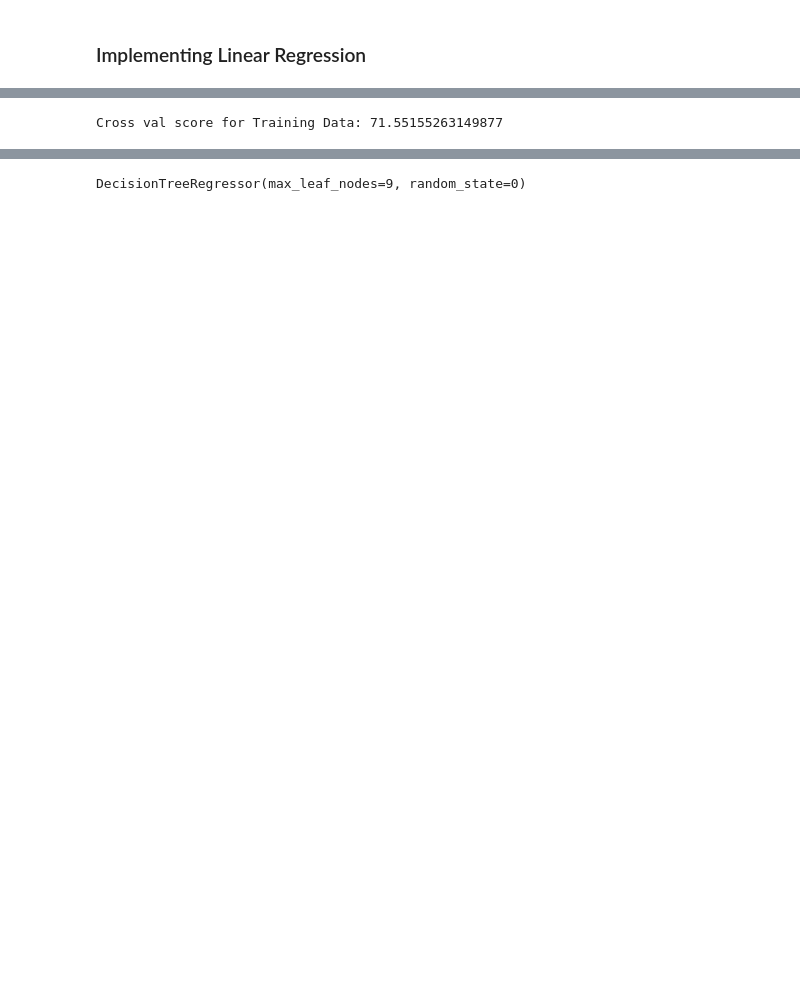
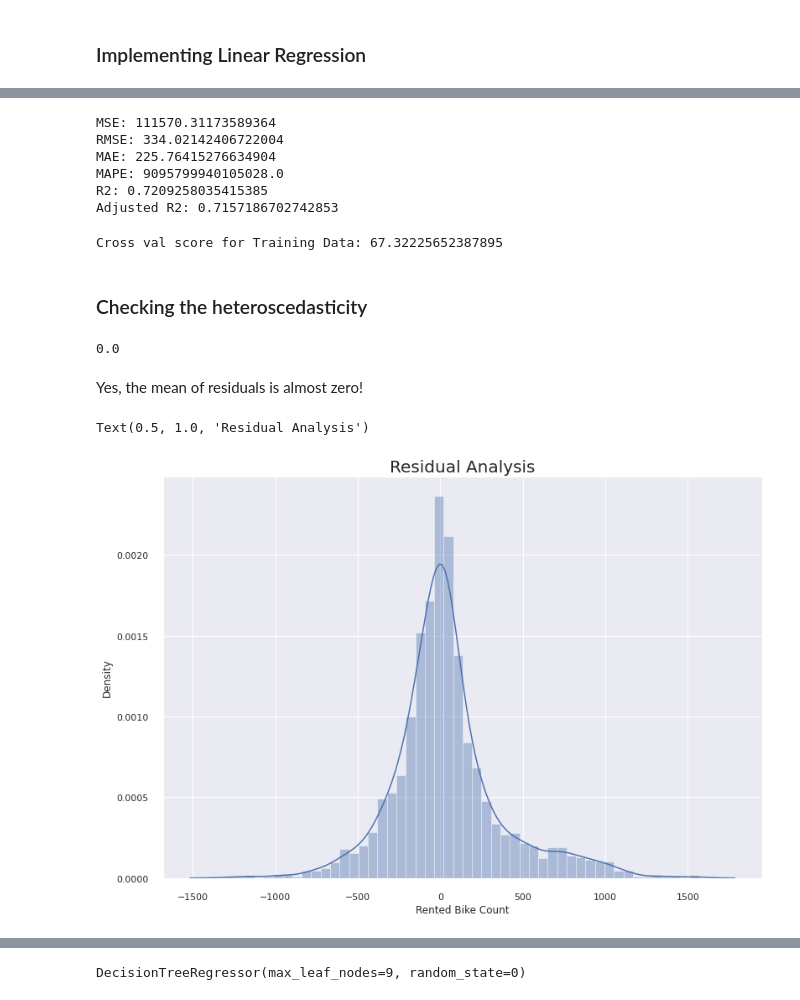
Before and after one commit to codeboy47/Seoul-Bike-Sharing-Demand-Prediction, a Jupyter notebook: Akshit_Singh_Notebook.ipynb, the cells around one changed output, grey strips where cells are left out. Saved outputs shown, nothing was run; the diff lists cells and outputs as text; code cells hidden in the pictures; blank space fills up the shorter version.

Commit message:
checking the heteroscedasticity for linear regression

```diff
--- a/Akshit_Singh_Notebook.ipynb
+++ b/Akshit_Singh_Notebook.ipynb
@@ -491,0 +484,8 @@ y = seoul_df_engg['Rented Bike Count']
+# %%
+# Taking square root of our dependent variable
+y = np.sqrt(seoul_df_engg['Rented Bike Count'])
+# %%
+# Splitting the dataset into the Training set and Test set
+X_train, X_test, y_train, y_test = train_test_split(X, y, test_size = 0.25, random_state = 0)
+print(X_train.shape)
+print(X_test.shape)
@@ -494,5 +496,0 @@ y = seoul_df_engg['Rented Bike Count']
-# %%
-# Splitting the dataset into the Training set and Test set
-X_train, X_test, y_train, y_test = train_test_split(X, y, test_size = 0.15, random_state = 42)
-print(X_train.shape)
-print(X_test.shape)
@@ -521,2 +527,3 @@ array([ 2.69239273e-01,  3.96196726e-01, -1.45106654e-01,  1.40067068e-05,
 # %%
-y_pred = reg.predict(X_test)
+# predicting on test set
+y_test_pred = reg.predict(X_test)
@@ -546,5 +553,32 @@ adjusted_r2(len(y_train), len(features), y_test, y_pred)
+# %%
+# evaluating our model on test data
+reg_eval_metrics(np.square(y_test), np.square(y_test_pred))
+# %% [output]
+MSE: 111570.31173589364
+RMSE: 334.02142406722004
+MAE: 225.76415276634904
+MAPE: 9095799940105028.0
+R2: 0.7209258035415385
+Adjusted R2: 0.7157186702742853
 # %%
-accuracies = cross_val_score(reg, X_train, y_train, cv = 10)
+# evaluating a score by cross-validation technique
+accuracies = cross_val_score(reg, X_train, np.square(y_train), cv = 10)
 print('Cross val score for Training Data:', accuracies.mean()*100)
 # %% [output]
-Cross val score for Training Data: 71.55155263149877
+Cross val score for Training Data: 67.32225652387895
+# %% [markdown]
+### Checking the heteroscedasticity
+# %%
+mean_of_residuals = np.round(np.mean(y_test_pred - y_test))
+mean_of_residuals
+# %% [output]
+0.0
+# %% [markdown]
+Yes, the mean of residuals is almost zero!
+# %%
+# Residual Analysis
+sns.distplot(np.square(y_test) - np.square(y_test_pred), bins = 50)
+plt.title('Residual Analysis', fontsize = 20)
+# %% [output]
+Text(0.5, 1.0, 'Residual Analysis')
+[figure, added]
```
Also changed, not shown: parts of 33 cells of this notebook.
